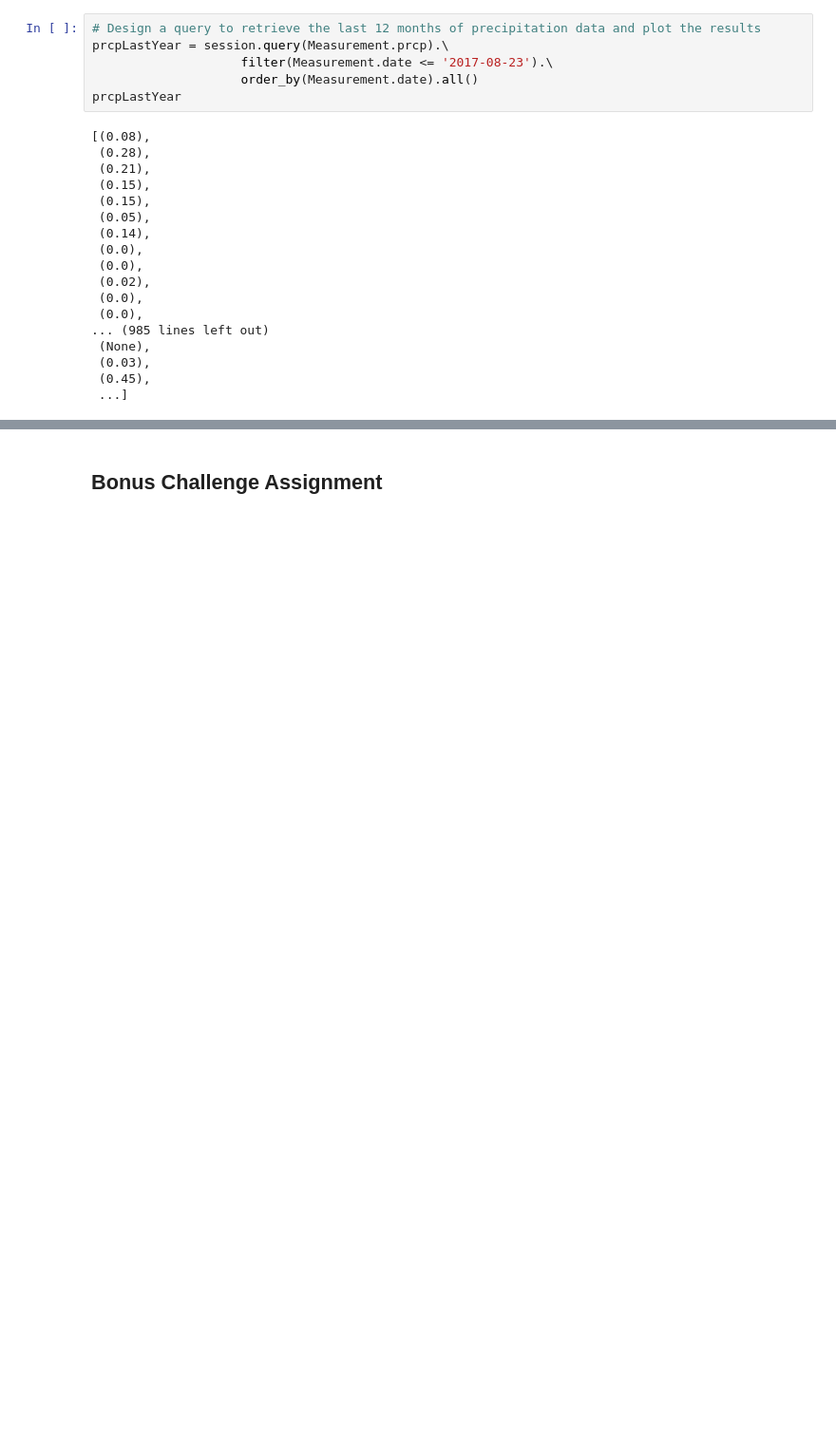
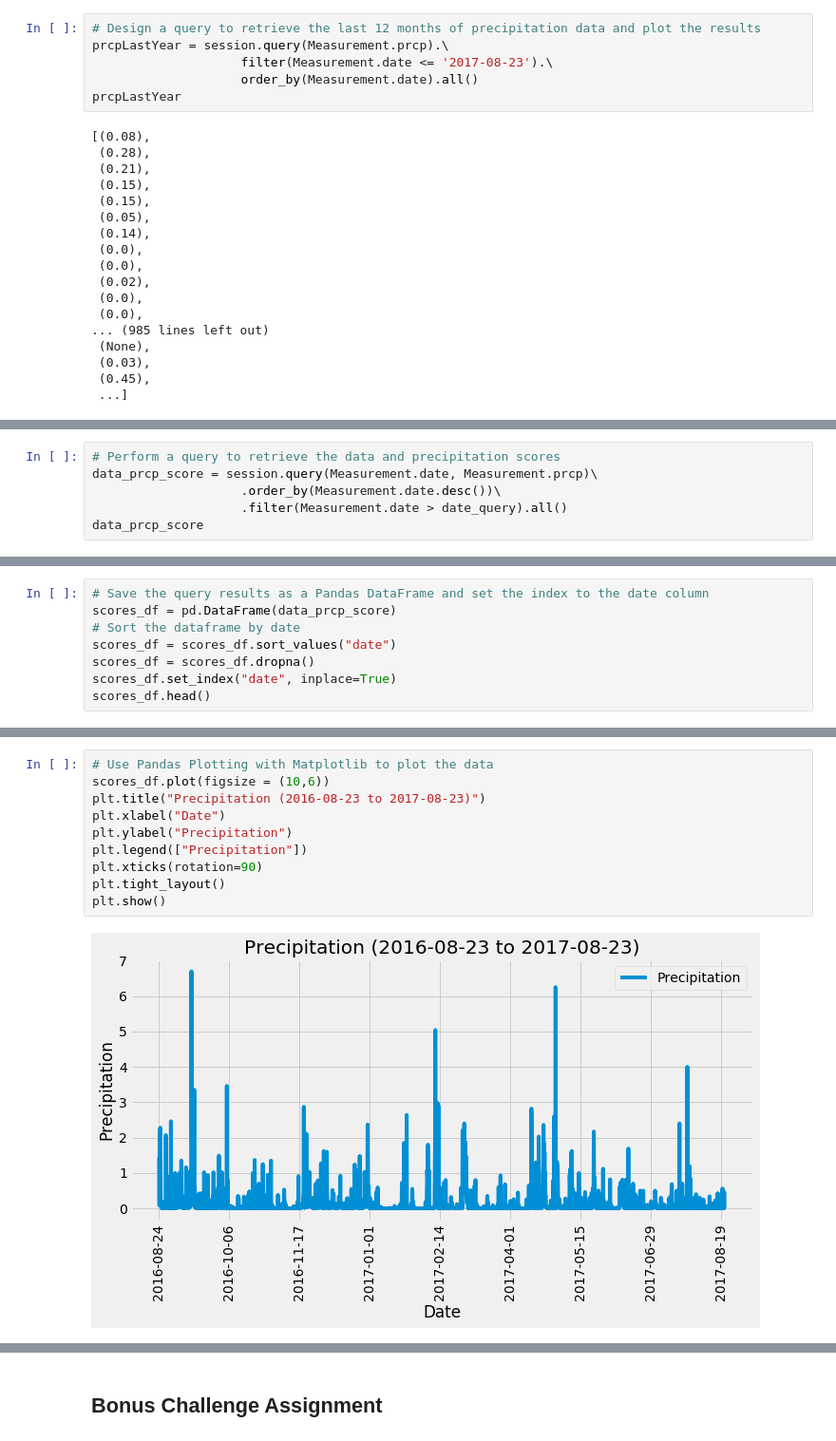
Before and after one commit to bbruzos/sqlaclhemy-challenge, a Jupyter notebook: climate_starter.ipynb, the cells around one changed output, grey strips where cells are left out. Shown: that part at 95% size. Drawn from its saved outputs; the diff is of its cells as text; blank space fills up the shorter version.

```diff
--- a/climate_starter.ipynb
+++ b/climate_starter.ipynb
@@ -83,0 +75,6 @@ The date calculated: 2016-08-23
+# %%
+# Perform a query to retrieve the data and precipitation scores
+data_prcp_score = session.query(Measurement.date, Measurement.prcp)\
+                    .order_by(Measurement.date.desc())\
+                    .filter(Measurement.date > date_query).all()
+data_prcp_score
@@ -83,0 +99,8 @@ The date calculated: 2016-08-23
+# %%
+# Save the query results as a Pandas DataFrame and set the index to the date column
+scores_df = pd.DataFrame(data_prcp_score)
+# Sort the dataframe by date
+scores_df = scores_df.sort_values("date")
+scores_df = scores_df.dropna()
+scores_df.set_index("date", inplace=True)
+scores_df.head()
@@ -84,2 +115,14 @@ The date calculated: 2016-08-23
+# %%
+# Use Pandas Plotting with Matplotlib to plot the data
+scores_df.plot(figsize = (10,6))
+plt.title("Precipitation (2016-08-23 to 2017-08-23)")
+plt.xlabel("Date")
+plt.ylabel("Precipitation")
+plt.legend(["Precipitation"])
+plt.xticks(rotation=90)
+plt.tight_layout()
+plt.show()
+# %% [output]
+[figure, added]
 # %%
 # Use Pandas to calcualte the summary statistics for the precipitation data
```
Also changed, not shown: parts of 10 cells of this notebook.
